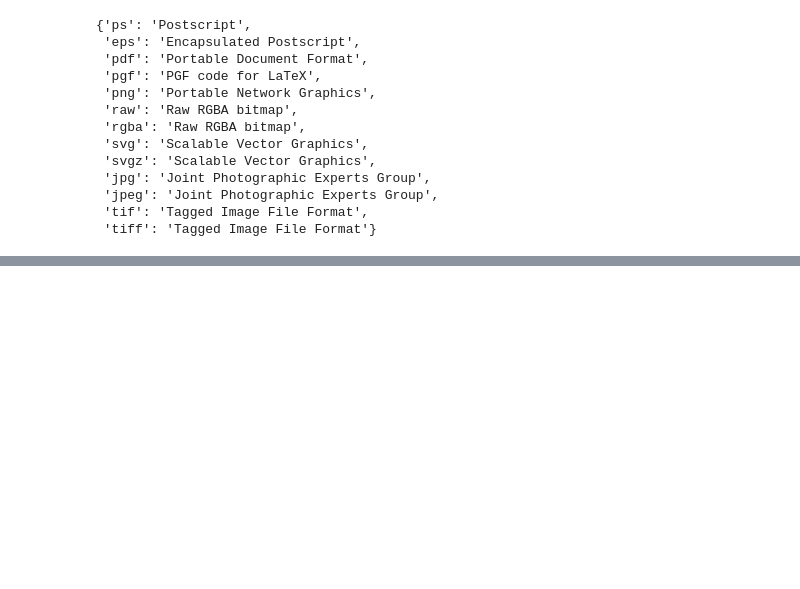
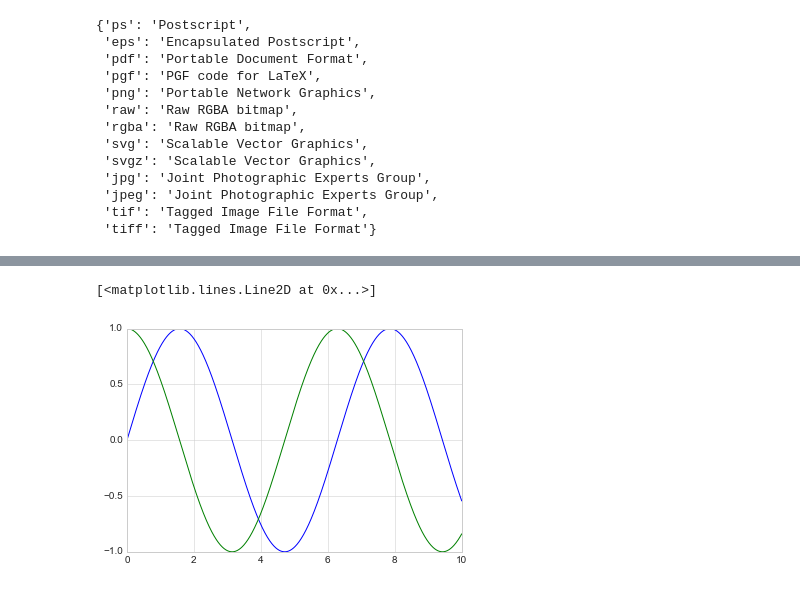
Before and after one commit to matrix-yang/machine_learn_record, a Jupyter notebook: ML100day/day45_matplotlib.ipynb, the cells around one changed output, grey strips where cells are left out. Saved outputs shown, nothing was run; the diff lists cells and outputs as text; code cells hidden in the pictures; blank space fills up the shorter version.

```diff
--- a/ML100day/day45_matplotlib.ipynb
+++ b/ML100day/day45_matplotlib.ipynb
@@ -39,0 +59,6 @@ fig.canvas.get_supported_filetypes()
+# %%
+plt.plot(x, np.sin(x))
+plt.plot(x, np.cos(x))
+# %% [output]
+[<matplotlib.lines.Line2D at 0x...>]
+[figure, added]
```
Also changed, not shown: parts of 73 cells of this notebook.
